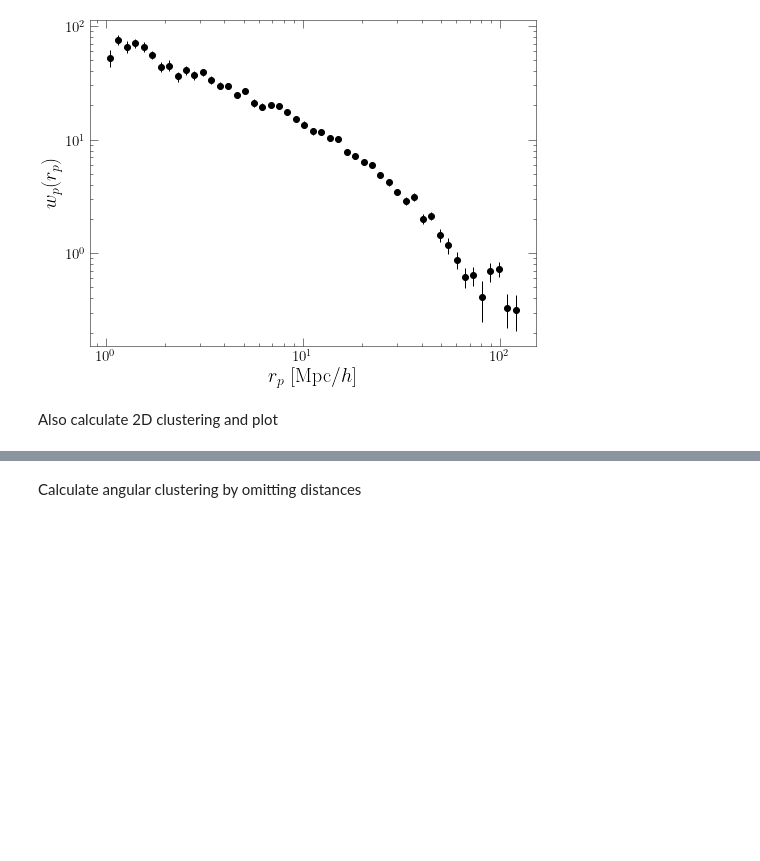
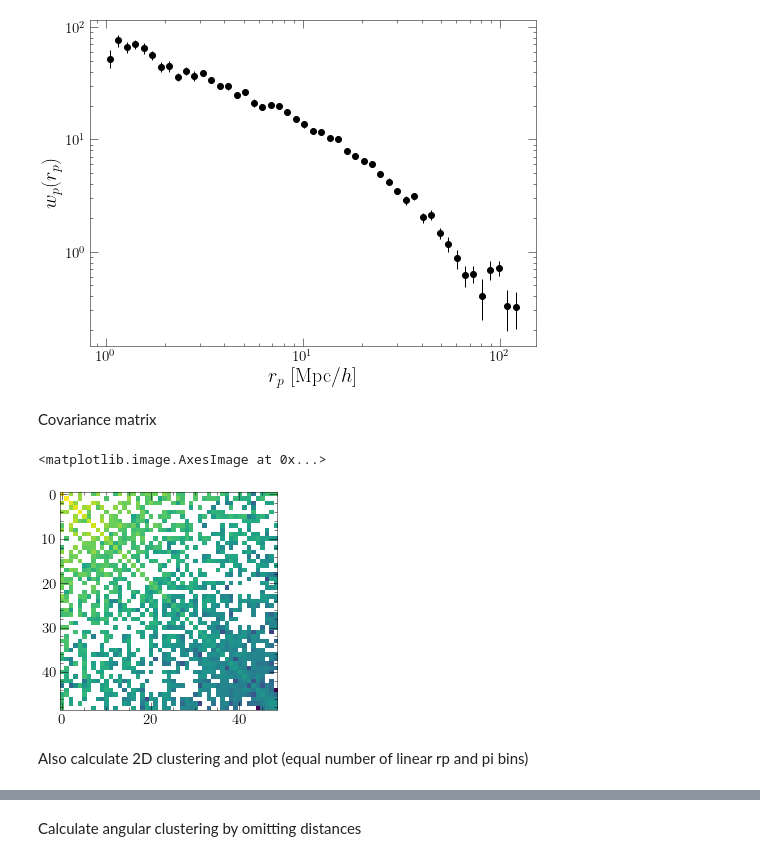
Before and after one commit to gpetter/Corrfunc_Helper, a Jupyter notebook: notebooks/showcase.ipynb, the cells around one changed output, grey strips where cells are left out. Drawn from its saved outputs; the diff is of its cells as text; code cells hidden in the pictures; blank space fills up the shorter version.

Commit message:
return covariance matrix on 2D clustering

```diff
--- a/notebooks/showcase.ipynb
+++ b/notebooks/showcase.ipynb
@@ -35,8 +35,15 @@ cf = mycf.autocorr_from_coords(rp_bins, coords, randcoords, weights=data['weight
 cf['plot']
 # %% [output]
 [figure]
+# %% [markdown]
+Covariance matrix
+# %%
+plt.imshow(np.log10(cf['wp_covar']))
+# %% [output]
+<matplotlib.image.AxesImage at 0x...>
+[figure, added]
 # %% [markdown]
-Also calculate 2D clustering and plot
+Also calculate 2D clustering and plot (equal number of linear rp and pi bins)
 # %%
 scales = np.linspace(0.1, pimax, int(pimax)+1)
 cf = mycf.autocorr_from_coords(coords=coords, randcoords=randcoords, scales=scales,
```
Also changed, not shown: parts of 2 cells of this notebook, 1 other file.
